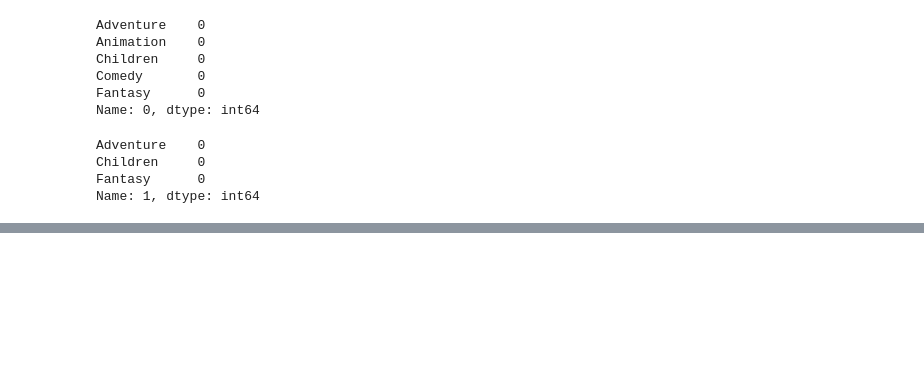
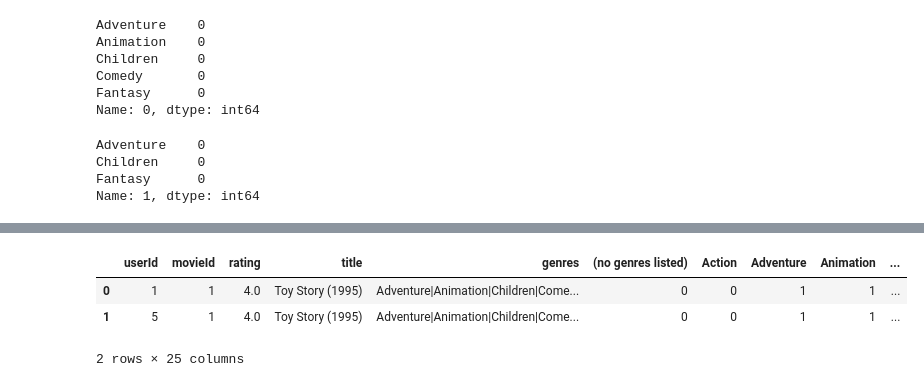
Before and after one commit to saravanankrishnarajan/SageMaker, a Jupyter notebook: fm/movie_data_preparation.ipynb, the cells around one changed output, grey strips where cells are left out. Cells and saved outputs as stored; diff of their text form; code cells hidden in the pictures; blank space fills up the shorter version.

```diff
--- a/fm/movie_data_preparation.ipynb
+++ b/fm/movie_data_preparation.ipynb
@@ -179,0 +240,2 @@ for row, element in enumerate(genre_list):
+# %%
+df_ratings.drop(columns=['timestamp'],inplace=True,axis=1)
@@ -179,0 +251,9 @@ for row, element in enumerate(genre_list):
+# %%
+df_movie_ratings = df_ratings.merge(df_movies, on='movieId')
+# %%
+df_movie_ratings.head(2)
+# %% [output]
+|  | userId | movieId | rating | title | genres | (no genres listed) | Action | Adventure | Animation | ... |
+| 0 | 1 | 1 | 4.0 | Toy Story (1995) | Adventure|Animation|Children|Come... | 0 | 0 | 1 | 1 | ... |
+| 1 | 5 | 1 | 4.0 | Toy Story (1995) | Adventure|Animation|Children|Come... | 0 | 0 | 1 | 1 | ... |
+2 rows × 25 columns
```
Also changed, not shown: parts of 14 cells of this notebook, 1 other file.
